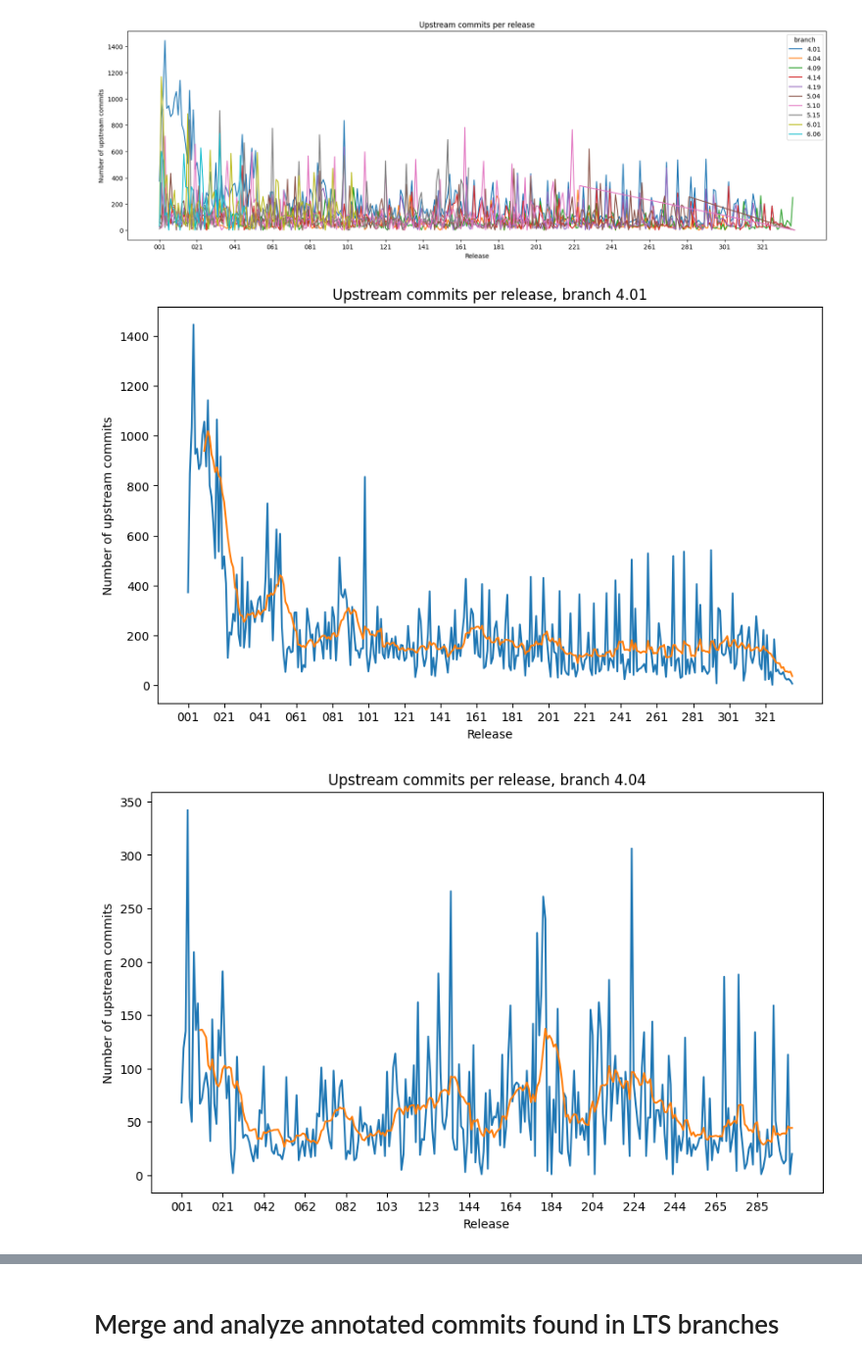
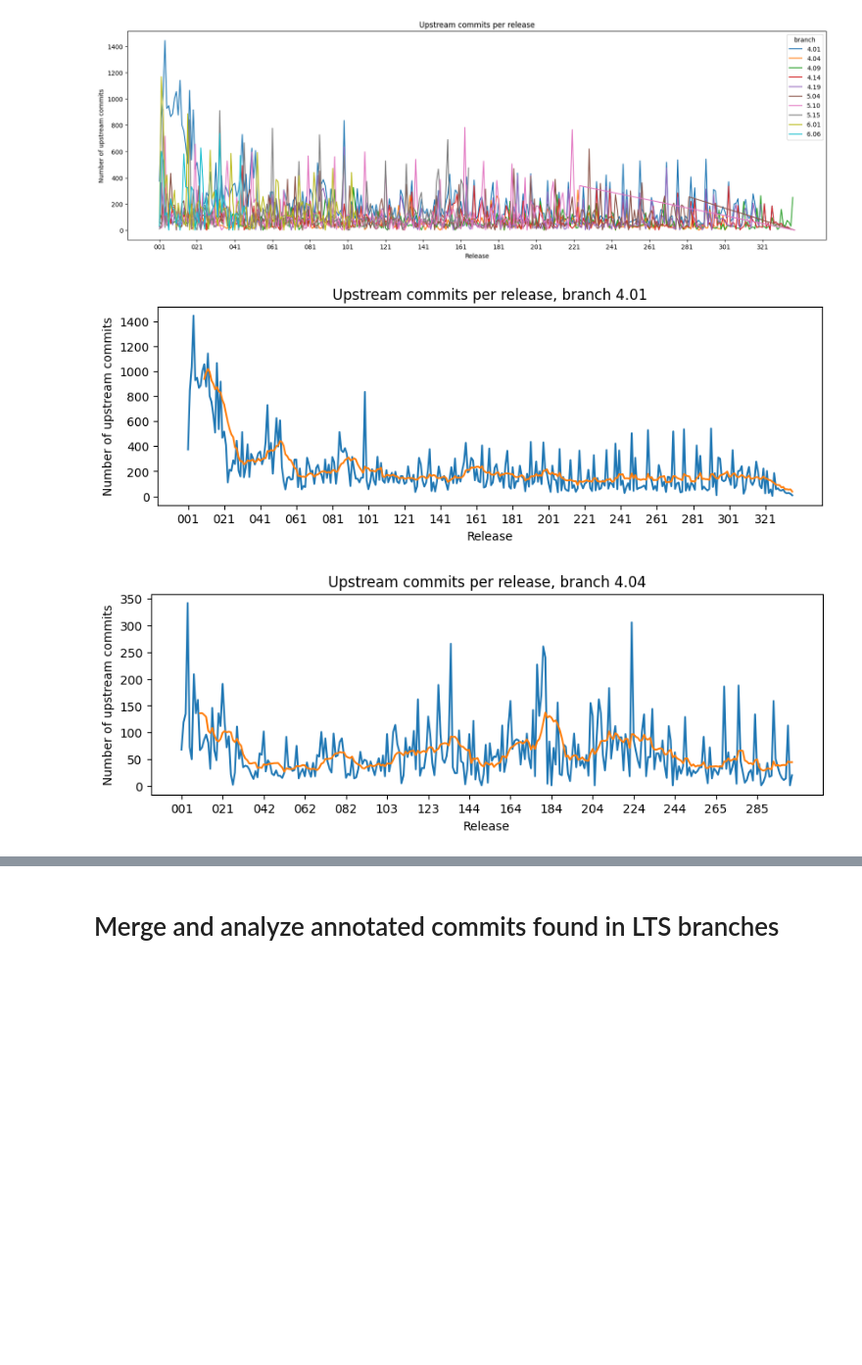
Before and after one commit to codeurjc/linux-bugs, a Jupyter notebook: lts-finder/Analysis.ipynb, the cells around one changed output, grey strips where cells are left out. Shown at 98% size. Saved outputs shown, nothing was run; the diff lists cells and outputs as text; code cells hidden in the pictures; blank space fills up the shorter version.

```diff
--- a/lts-finder/Analysis.ipynb
+++ b/lts-finder/Analysis.ipynb
@@ -108,18 +108,18 @@ plt.show()
 # %%
 pd.options.mode.copy_on_write = True
 for branch in LTS_counts['branch'].unique():
     branch_counts = LTS_counts[LTS_counts['branch'] == branch]
     branch_counts['mean'] = branch_counts['count'].rolling(10).mean()
-    plt.figure(figsize=(10, 6))
+    plt.figure(figsize=(10, 3))
     sns.lineplot(data=branch_counts, x='minor', y='count')
     sns.lineplot(data=branch_counts, x='minor', y='mean')
     plt.xlabel('Release')
     plt.ylabel('Number of upstream commits')
     plt.title(f'Upstream commits per release, branch {branch}')
     x_ticks = branch_counts['minor'].unique()[::20]
     plt.xticks(range(0,len(x_ticks)*20,20), x_ticks)
     #plt.show()
     plt.savefig(os.path.join("figs", f"upstream_commits_release_{branch}.eps"))
 # %% [output]
-[figure, old version]
+[figure, new version]
-[figure, old version]
+[figure, new version]
```
Also changed, not shown: parts of 8 cells of this notebook, 2 other files.
